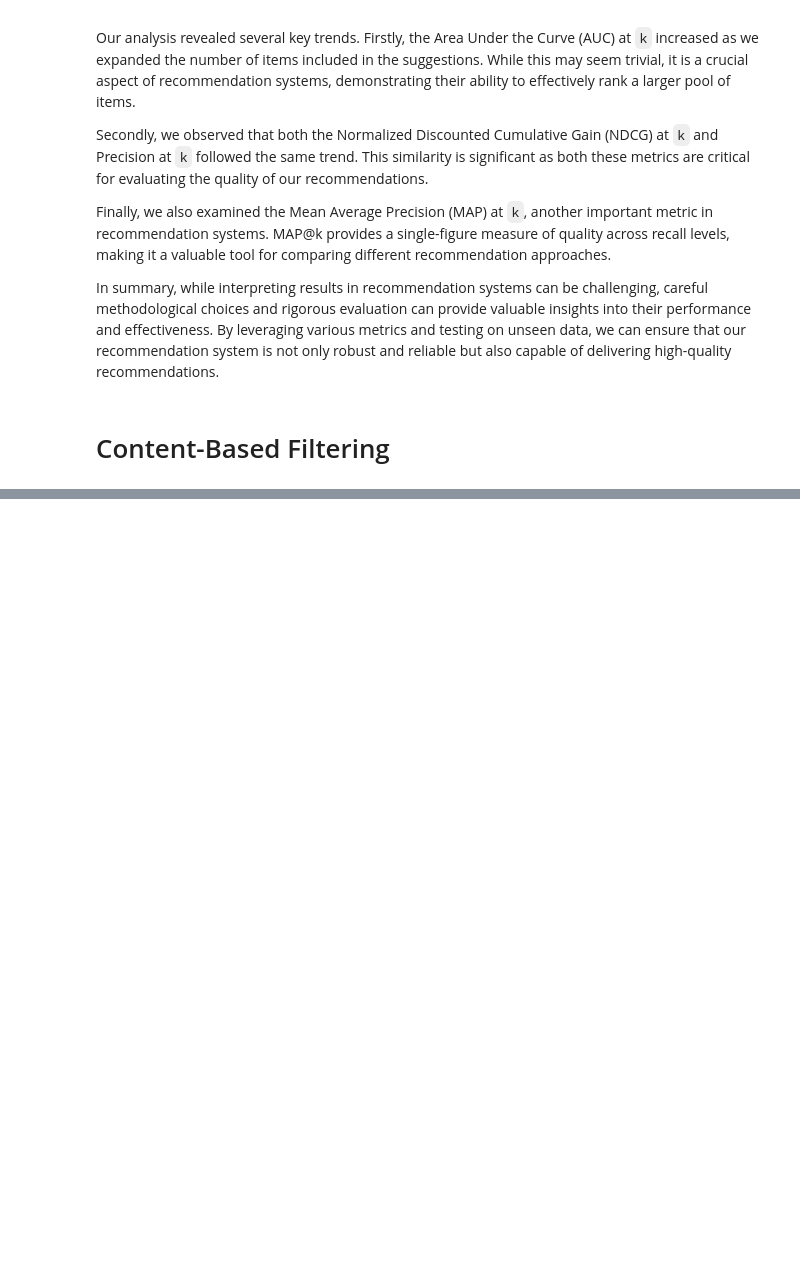
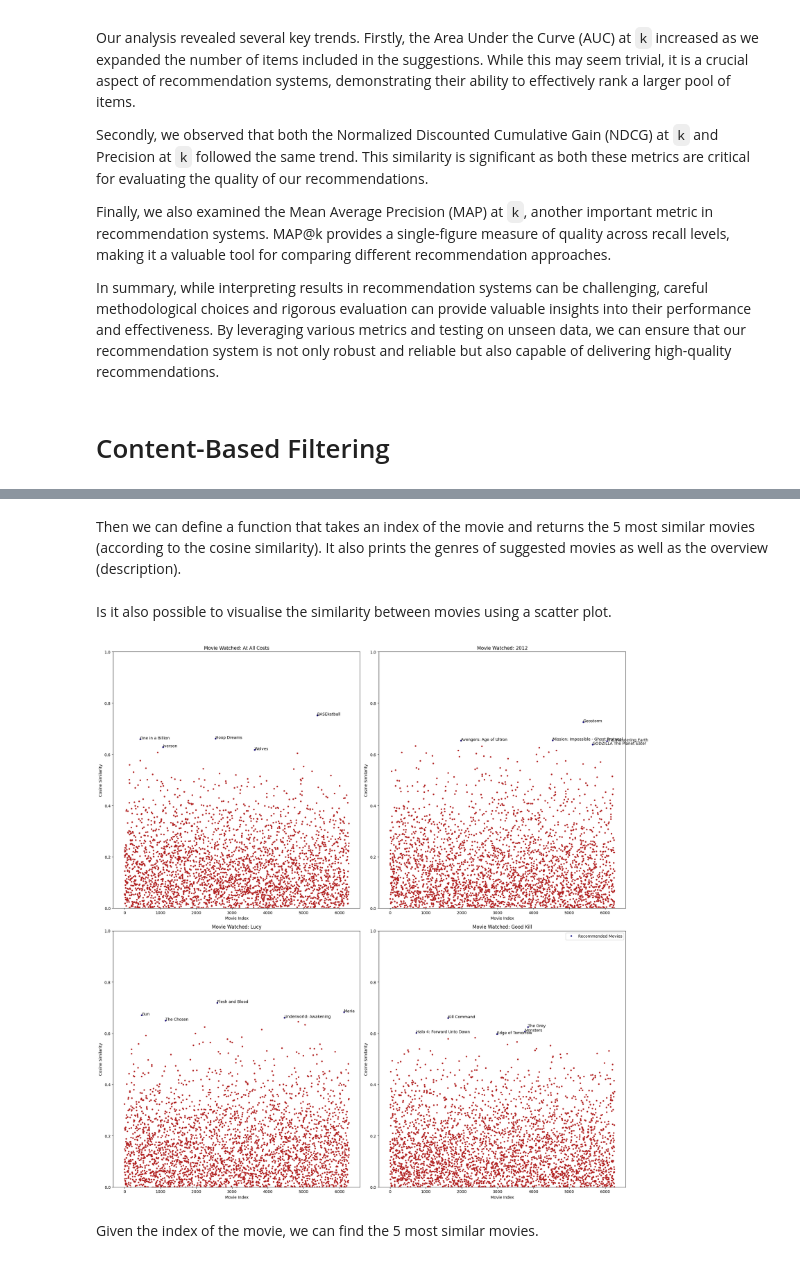
Before and after one commit to MatteoFasulo/RecSys-CustomerSegmentation, a Jupyter notebook: rec_sys.ipynb, the cells around one changed output, grey strips where cells are left out. Cells and saved outputs as stored; diff of their text form; code cells hidden in the pictures; blank space fills up the shorter version.

```diff
--- a/rec_sys.ipynb
+++ b/rec_sys.ipynb
@@ -438,0 +535,3 @@ https://www.kaggle.com/datasets/vodclickstream/netflix-audience-behaviour-uk-mov
+# %%
+pca_data = pd.DataFrame(pca.transform(X))
+pca_data.head()
@@ -438,0 +563,4 @@ https://www.kaggle.com/datasets/vodclickstream/netflix-audience-behaviour-uk-mov
+# %%
+cos_sim_data = pd.DataFrame(cosine_similarity(pca_data))
+# %% [markdown]
+Then we can define a function that takes an index of the movie and returns the 5 most similar movies (according to the cosine similarity). It also prints the genres of suggested movies as well as the overview (description).
@@ -438,0 +597,31 @@ https://www.kaggle.com/datasets/vodclickstream/netflix-audience-behaviour-uk-mov
+# %% [markdown]
+Is it also possible to visualise the similarity between movies using a scatter plot.
+# %%
+plt.figure(figsize=(20, 20))
+for q in range(1, 5):
+  plt.subplot(2, 2, q)
+  index = np.random.choice(np.arange(0, len(pca_data)))
+  to_plot_data = cos_sim_data.drop(index, axis=1)
+  plt.plot(to_plot_data.loc[index], '.', color='firebrick')
+  recomm_index = give_recommendations(index)
+  x = recomm_index['Index']
+  y = cos_sim_data.loc[index][x].tolist()
+  m = recomm_index['Movies']
+  plt.plot(x, y, '.', color='navy', label='Recommended Movies')
+  plt.title('Movie Watched: '+data['title'].loc[index])
+  plt.xlabel('Movie Index')
+  k = 0
+  for x_i in x:
+    plt.annotate('%s' % (m[k]), (x_i, y[k]), fontsize=10)
+    k = k+1
+
+  plt.ylabel('Cosine Similarity')
+  plt.ylim(0, 1)
+
+plt.tight_layout()
+plt.legend()
+plt.show()
+# %% [output]
+[figure, added]
+# %% [markdown]
+Given the index of the movie, we can find the 5 most similar movies.
```
Also changed, not shown: parts of 36 cells of this notebook, 2 other files.
